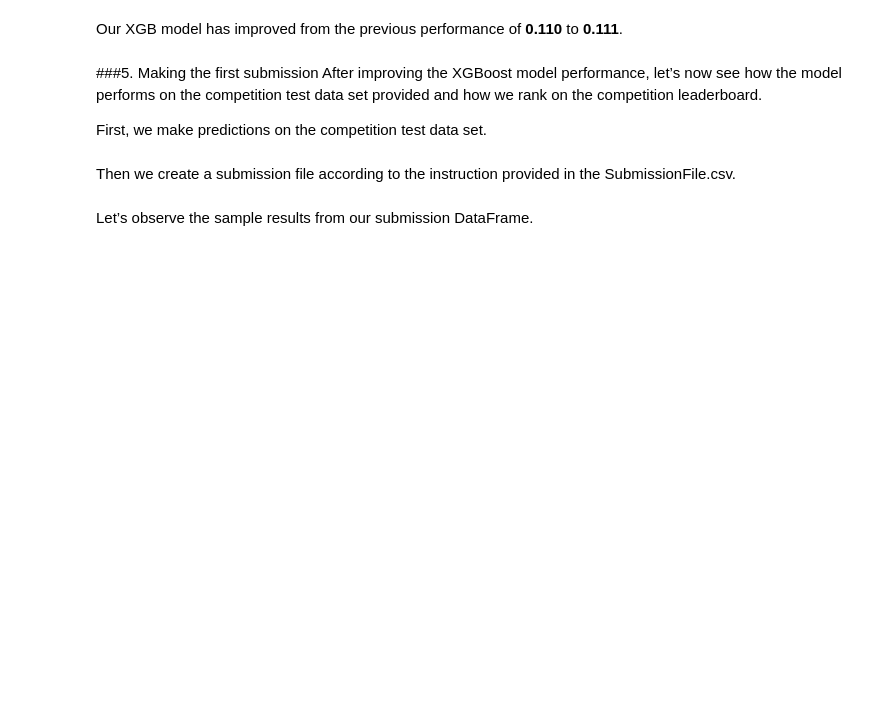
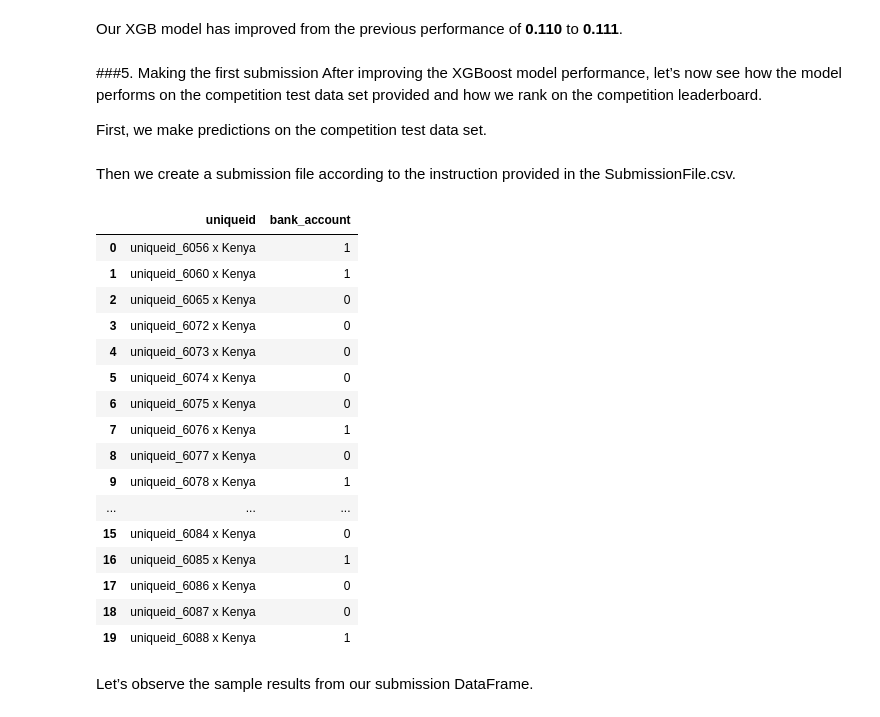
Before and after one commit to Joylinton04/Financial-inclusion-in-Africa, a Jupyter notebook: StarterNotebook.ipynb, the cells around one changed output. Saved outputs shown, nothing was run; the diff lists cells and outputs as text; code cells hidden in the pictures; blank space fills up the shorter version.

```diff
--- a/StarterNotebook.ipynb
+++ b/StarterNotebook.ipynb
@@ -398,6 +414,26 @@ Then we create a submission file according to the instruction provided in the Su
 # Create submission DataFrame
 submission = pd.DataFrame({"uniqueid": test["uniqueid"] + " x " + test["country"],
                            "bank_account": test.bank_account})
+# %%
+submission.head(20)
+# %% [output]
+|  | uniqueid | bank_account |
+| 0 | uniqueid_6056 x Kenya | 1 |
+| 1 | uniqueid_6060 x Kenya | 1 |
+| 2 | uniqueid_6065 x Kenya | 0 |
+| 3 | uniqueid_6072 x Kenya | 0 |
+| 4 | uniqueid_6073 x Kenya | 0 |
+| 5 | uniqueid_6074 x Kenya | 0 |
+| 6 | uniqueid_6075 x Kenya | 0 |
+| 7 | uniqueid_6076 x Kenya | 1 |
+| 8 | uniqueid_6077 x Kenya | 0 |
+| 9 | uniqueid_6078 x Kenya | 1 |
+| ... | ... | ... |
+| 15 | uniqueid_6084 x Kenya | 0 |
+| 16 | uniqueid_6085 x Kenya | 1 |
+| 17 | uniqueid_6086 x Kenya | 0 |
+| 18 | uniqueid_6087 x Kenya | 0 |
+| 19 | uniqueid_6088 x Kenya | 1 |
 # %% [markdown]
 Let’s observe the sample results from our submission DataFrame.
 # %%
```
Also changed, not shown: parts of 10 cells of this notebook, 2 other files.
